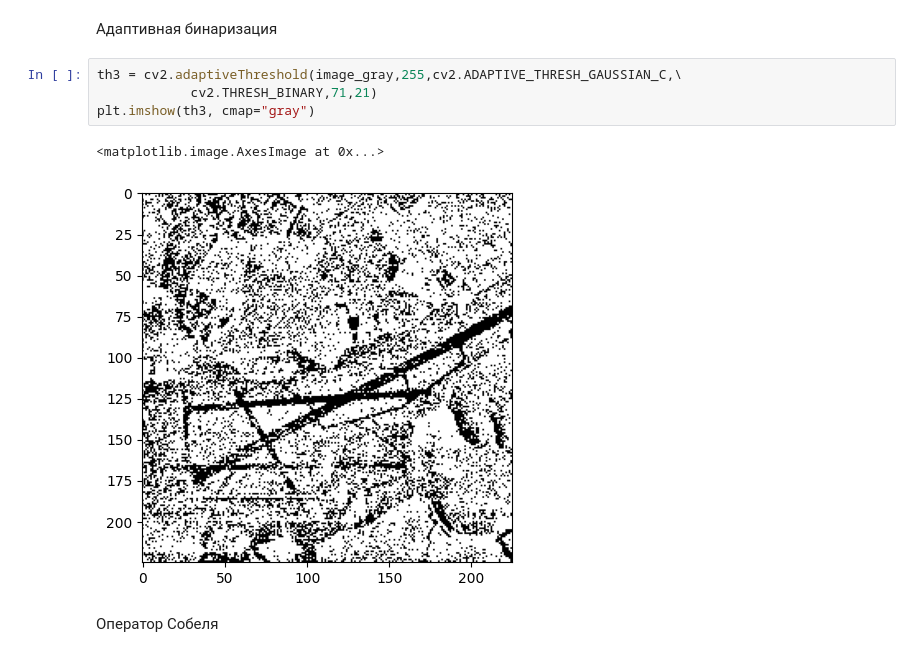
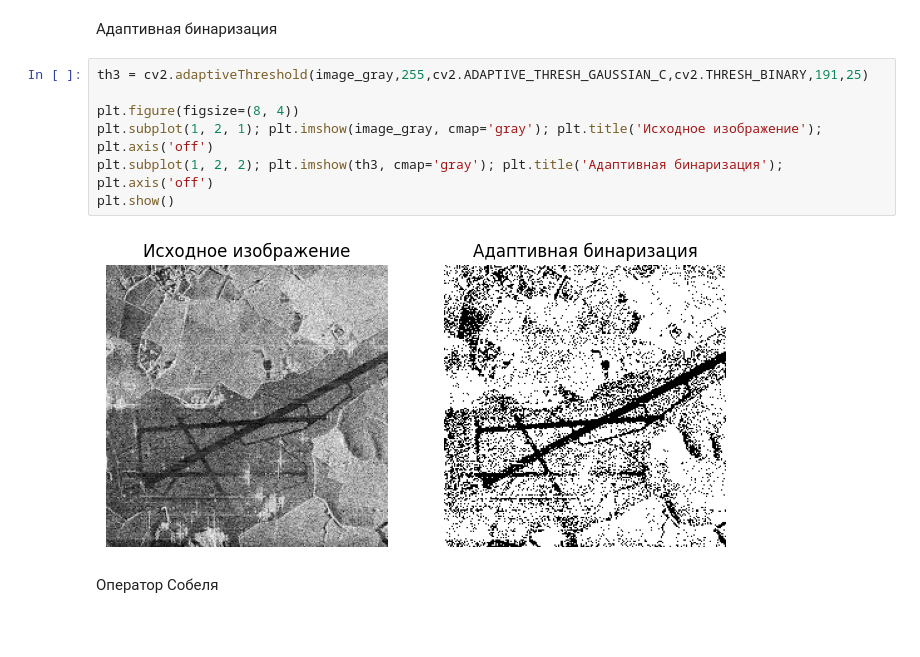
Before and after one commit to KotelnikovaA/Image_Processing, a Jupyter notebook: hw3/Homework_3.ipynb, the cells around one changed output. Drawn from its saved outputs; the diff is of its cells as text; blank space fills up the shorter version.

```diff
--- a/hw3/Homework_3.ipynb
+++ b/hw3/Homework_3.ipynb
@@ -59,12 +70,14 @@ plt.imshow(th2, cmap="gray")
 # %% [markdown]
 Адаптивная бинаризация
 # %%
-th3 = cv2.adaptiveThreshold(image_gray,255,cv2.ADAPTIVE_THRESH_GAUSSIAN_C,\
-            cv2.THRESH_BINARY,71,21)
-plt.imshow(th3, cmap="gray")
+th3 = cv2.adaptiveThreshold(image_gray,255,cv2.ADAPTIVE_THRESH_GAUSSIAN_C,cv2.THRESH_BINARY,191,25)
+
+plt.figure(figsize=(8, 4))
+plt.subplot(1, 2, 1); plt.imshow(image_gray, cmap='gray'); plt.title('Исходное изображение'); plt.axis('off')
+plt.subplot(1, 2, 2); plt.imshow(th3, cmap='gray'); plt.title('Адаптивная бинаризация'); plt.axis('off')
+plt.show()
 # %% [output]
-<matplotlib.image.AxesImage at 0x...>
-[figure, old version]
+[figure, new version]
 # %% [markdown]
 
 Оператор Собеля
```
Also changed, not shown: parts of 8 cells of this notebook.
